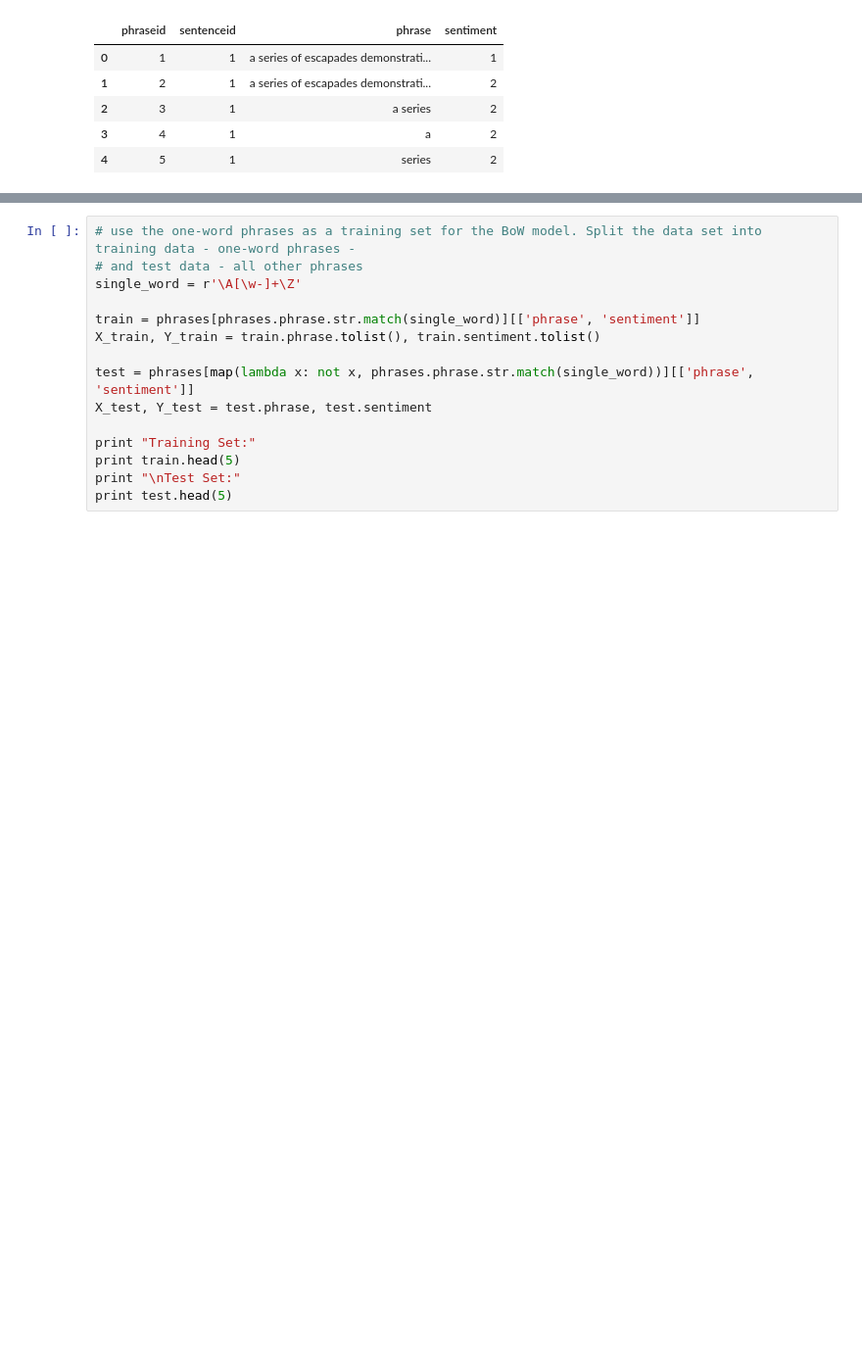
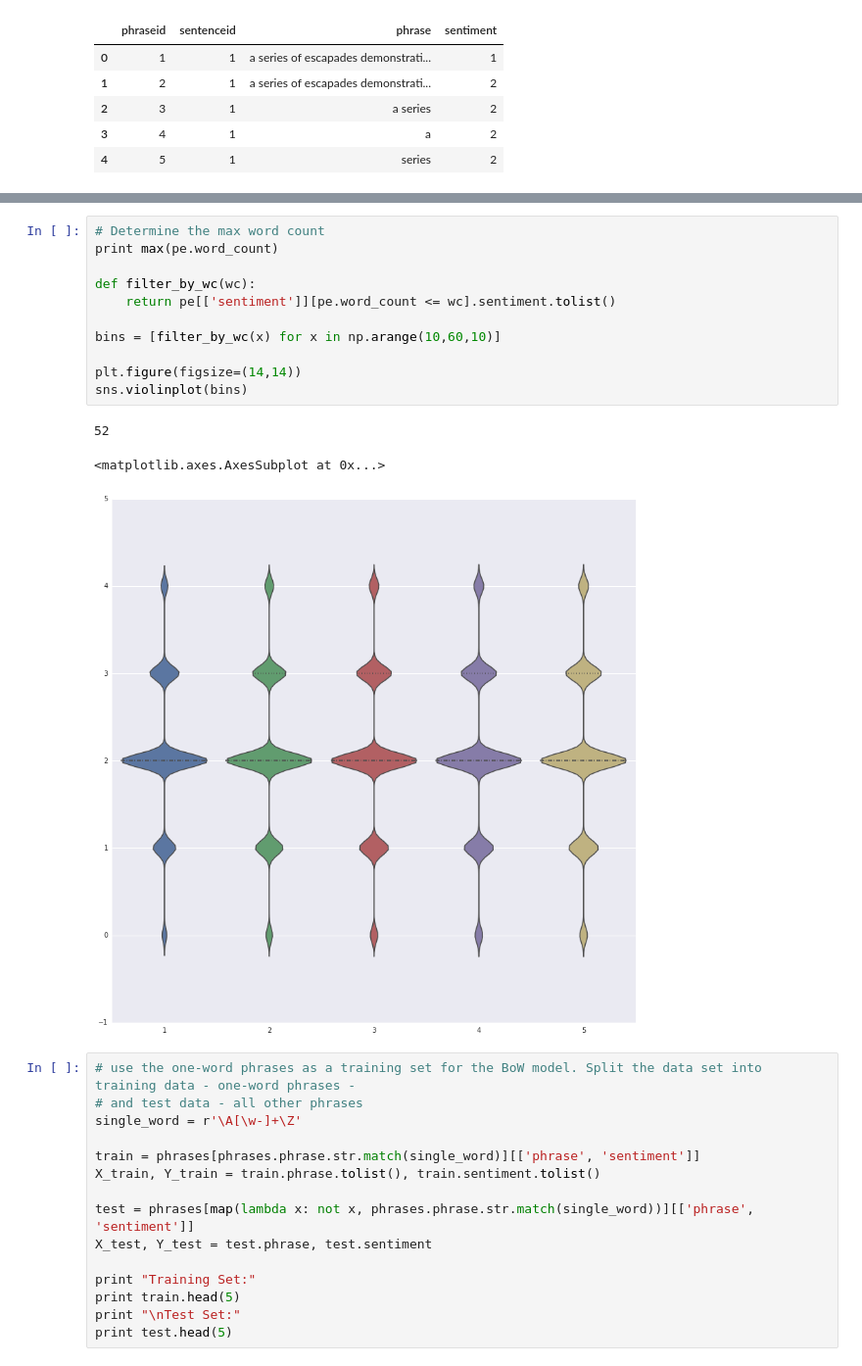
Before and after one commit to DryingPole/sentiment, a Jupyter notebook: notebooks/Final Project Process Book.ipynb, the cells around one changed output, grey strips where cells are left out. Shown at 98% size. Drawn from its saved outputs; the diff is of its cells as text; blank space fills up the shorter version.

```diff
--- a/notebooks/Final Project Process Book.ipynb
+++ b/notebooks/Final Project Process Book.ipynb
@@ -53,3 +90,18 @@ phrases.head()
+# %%
+# Determine the max word count
+print max(pe.word_count)
+
+def filter_by_wc(wc):
+    return pe[['sentiment']][pe.word_count <= wc].sentiment.tolist()
+
+bins = [filter_by_wc(x) for x in np.arange(10,60,10)]
+
+plt.figure(figsize=(14,14))
+sns.violinplot(bins)
+# %% [output]
+52
+<matplotlib.axes.AxesSubplot at 0x...>
+[figure, added]
 # %%
 # use the one-word phrases as a training set for the BoW model. Split the data set into training data - one-word phrases -
 # and test data - all other phrases
```
Also changed, not shown: parts of 8 cells of this notebook, 2 other files.
